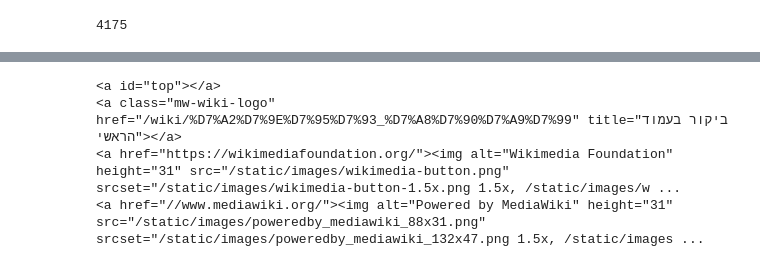
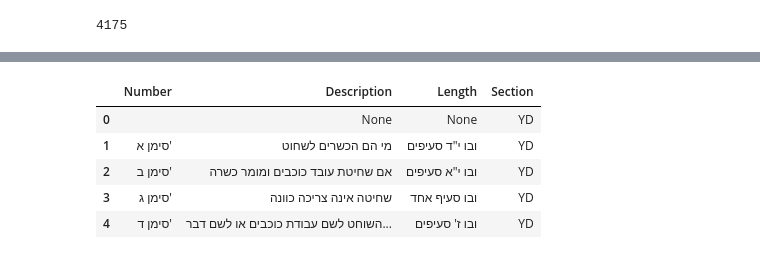
Before and after one commit to lordgrenville/shulchan-aruch-count, a Jupyter notebook: shulchan aruch.ipynb, the cells around one changed output, grey strips where cells are left out. Drawn from its saved outputs; the diff is of its cells as text; code cells hidden in the pictures.

```diff
--- a/shulchan aruch.ipynb
+++ b/shulchan aruch.ipynb
@@ -135,3 +94,0 @@ simanim = soup.findAll('p')[9]
-# %%
-for i in soup.findAll('a', text=simanim):
-    print (i.text)
@@ -164,2 +94,0 @@ links = new.findAll('a')
-# %%
-simanim = soup.findAll('p')[11]
@@ -178,3 +94,0 @@ print (len(soup('a', text=simanim)))
-# %%
-for i in links:
-    print (i['href'])
@@ -199,8 +95,13 @@ for i in links:
-# %%
-for i in soup.findAll('a', text=simanim):
-    print (i)
-# %% [output]
-<a id="top"></a>
-<a class="mw-wiki-logo" href="/wiki/%D7%A2%D7%9E%D7%95%D7%93_%D7%A8%D7%90%D7%A9%D7%99" title="ביקור בעמוד הראשי"></a>
-<a href="https://wikimediafoundation.org/"><img alt="Wikimedia Foundation" height="31" src="/static/images/wikimedia-button.png" srcset="/static/images/wikimedia-button-1.5x.png 1.5x, /static/images/w ...
-<a href="//www.mediawiki.org/"><img alt="Powered by MediaWiki" height="31" src="/static/images/poweredby_mediawiki_88x31.png" srcset="/static/images/poweredby_mediawiki_132x47.png 1.5x, /static/images ...
+# %%
+df = pd.DataFrame([i.text for i in soup.findAll('a', text=simanim)])
+df = df[0].str.split('•', expand=True)
+df['Section'] = 'YD'
+df = df.rename(columns={0:'Number', 1:'Description', 2:'Length'})
+df.head()
+# %% [output]
+|  | Number | Description | Length | Section |
+| 0 |  | None | None | YD |
+| 1 | סימן א' | מי הם הכשרים לשחוט | ובו י"ד סעיפים | YD |
+| 2 | סימן ב' | אם שחיטת עובד כוכבים ומומר כשרה | ובו י"א סעיפים | YD |
+| 3 | סימן ג' | שחיטה אינה צריכה כוונה | ובו סעיף אחד | YD |
+| 4 | סימן ד' | השוחט לשם עבודת כוכבים או לשם דבר... | ובו ז' סעיפים | YD |
```
Also changed, not shown: parts of 67 cells of this notebook.
